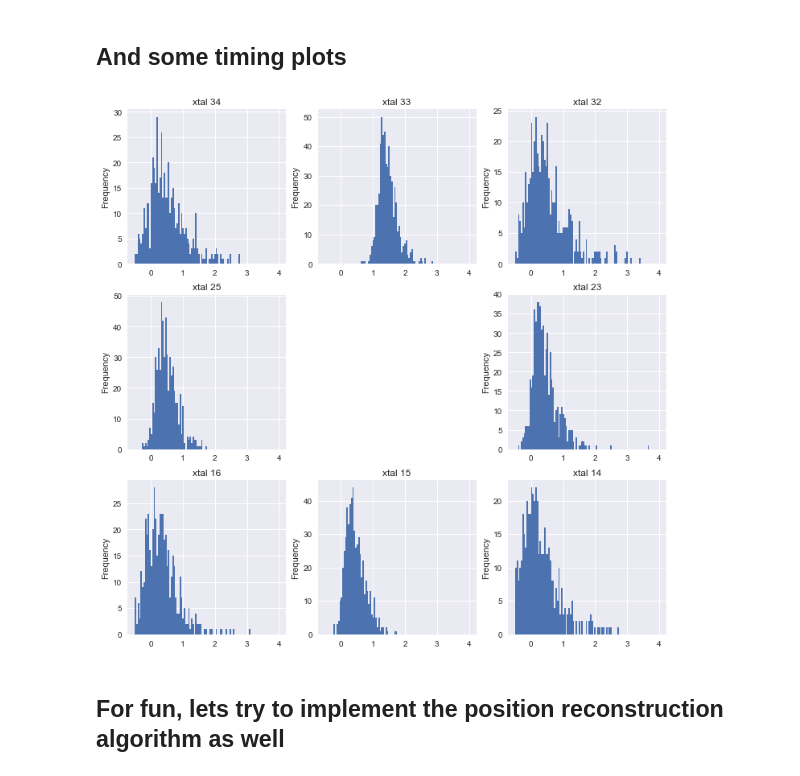
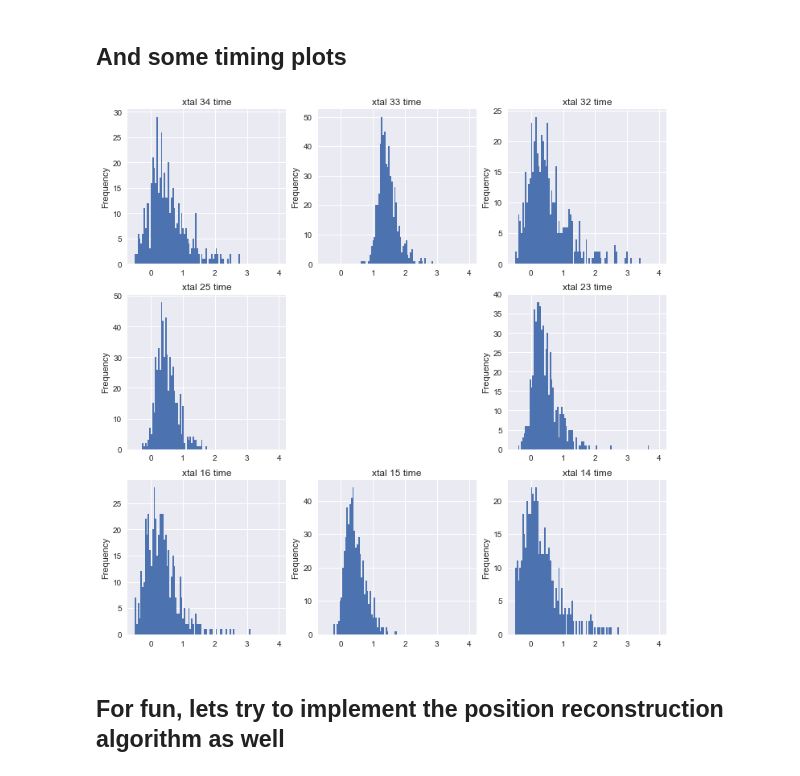
Before and after one commit to atfienberg/gm2-jupyter-notebooks, a Jupyter notebook: SLACWithPandas.ipynb, the cells around one changed output. Cells and saved outputs as stored; diff of their text form; code cells hidden in the pictures.

```diff
--- a/SLACWithPandas.ipynb
+++ b/SLACWithPandas.ipynb
@@ -175,5 +175,5 @@ for plotnum in range(0,9):
     plt.subplot(3,3,plotnum+1)
     x_num = 24 + 10 - 9*(plotnum/3) - plotnum%3
     (single_df.energy[x_num]).plot.hist(bins=100)
-    plt.title('xtal {}'.format(x_num))
+    plt.title('xtal {} energy'.format(x_num))
 # %% [output]
@@ -183,14 +183,14 @@ for plotnum in range(0,9):
 # %%
 plt.rcParams['figure.figsize'] = 12, 12
 for plotnum in range(0,9):
     if plotnum == 4:
         continue
     plt.subplot(3,3,plotnum+1)
     x_num = 24 + 10 - 9*(plotnum/3) - plotnum%3
     (single_df.time[x_num] - single_df.time[24]).plot.hist(bins=100, range=(-0.5,4))
-    plt.title('xtal {}'.format(x_num))
+    plt.title('xtal {} time'.format(x_num))
 # %% [output]
-[figure, old version]
+[figure, new version]
 # %% [markdown]
 ## For fun, lets try to implement the position reconstruction algorithm as well
 # %%
```
Also changed, not shown: parts of 1 cell of this notebook.
